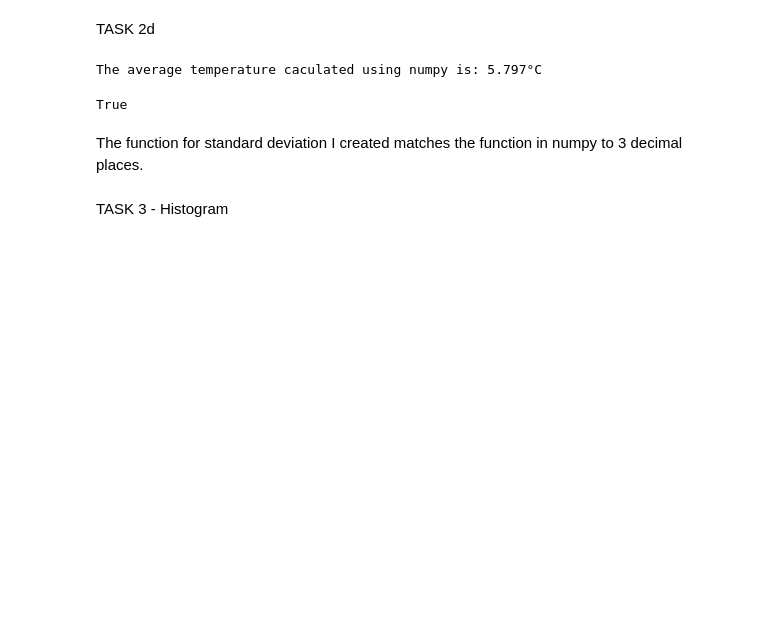
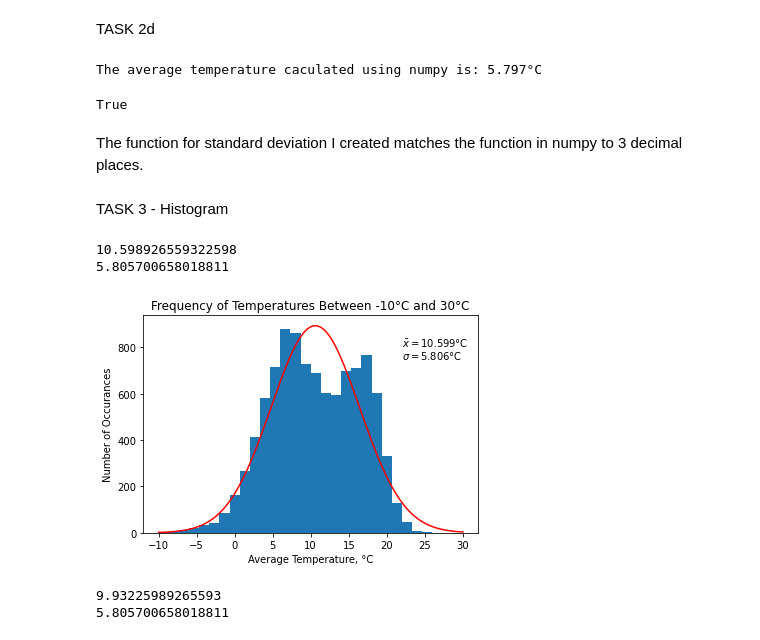
Before and after one commit to dcollie/P3700-SignalProcessing, a Jupyter notebook: P3700_Lab0_Collie.ipynb, the cells around one changed output. Cells and saved outputs as stored; diff of their text form; code cells hidden in the pictures; blank space fills up the shorter version.

```diff
--- a/P3700_Lab0_Collie.ipynb
+++ b/P3700_Lab0_Collie.ipynb
@@ -87,0 +129,63 @@ TASK 3 - Histogram
+# %%
+# setting range and number of bins and retrieving that data
+min_range = -10
+max_range = 30
+num_bins = 30
+norm1 = False
+bin_width = (max_range - min_range)/num_bins
+ave_temp_histogram_data = histogram(min_range,max_range,num_bins,norm1,*avg_temperature)
+# %%
+# finding the mean and standard deviation of data retrieved
+result = []
+occurances = ave_temp_histogram_data[0]
+temperatures = ave_temp_histogram_data[1]
+for i1, i2 in zip(occurances,temperatures):
+    result.append(i1*i2)                       # muliply the two data sets and saving to a new array
+mean_hist = sum(result)/sum(occurances)        # calculating the mean of the histogram data sets
+print(mean_hist)
+
+result2 = []
+for i3, i4 in zip(occurances,temperatures):
+    result2.append(i3*(i4-mean_hist)**2)       # finding the deviation from the mean, squaring and multiplying by occurances
+std_hist = (sum(result2)/sum(occurances))**.5  # calculating the standard deviation of the histogram data sets
+print(std_hist)
+# %% [output]
+10.598926559322598
+5.805700658018811
+# %%
+bin_height = occurances
+bin_location = temperatures
+# %%
+fig = plt.figure()
+x_axis = np.arange(-10, 30, 0.01)
+plt.bar(bin_location,bin_height,bin_width)
+plt.plot(x_axis, (norm.pdf(x_axis,mean_hist,std_hist))*13000, "r-")
+plt.text(22, 800, r'$\bar{x}=$%.3f' u'\xb0C' % (mean_hist))
+plt.text(22, 750, r'$\sigma=$%.3f'u'\xb0C' % (std_hist))
+plt.title('Frequency of Temperatures Between -10\xb0C and 30\xb0C')
+plt.ylabel('Number of Occurances')
+plt.xlabel('Average Temperature, \xb0C')
+plt.savefig("YVR_Ave_Temp_Histo.pdf", dpi=150)
+plt.show()
+# %% [output]
+[figure, added]
+# %%
+ave_temp_numpy_histogram_data = np.histogram(avg_temperature,num_bins,(min_range,max_range))
+
+# finding the mean and standard deviation of data retrieved
+result_np = []
+occurances_np = ave_temp_numpy_histogram_data[0]
+temperatures_np = ave_temp_numpy_histogram_data[1]
+for i1, i2 in zip(occurances_np,temperatures_np):
+    result_np.append(i1*i2)                       # muliply the two data sets and saving to a new array
+mean_hist_np = sum(result_np)/sum(occurances_np)        # calculating the mean of the histogram data sets
+print(mean_hist_np)
+
+result2_np = []
+for i3, i4 in zip(occurances_np,temperatures_np):
+    result2_np.append(i3*(i4-mean_hist_np)**2)       # finding the deviation from the mean, squaring and multiplying by occurances
+std_hist_np = (sum(result2_np)/sum(occurances_np))**.5  # calculating the standard deviation of the histogram data sets
+print(std_hist_np)
+# %% [output]
+9.93225989265593
+5.805700658018811
```
Also changed, not shown: parts of 19 cells of this notebook, 2 other files.
